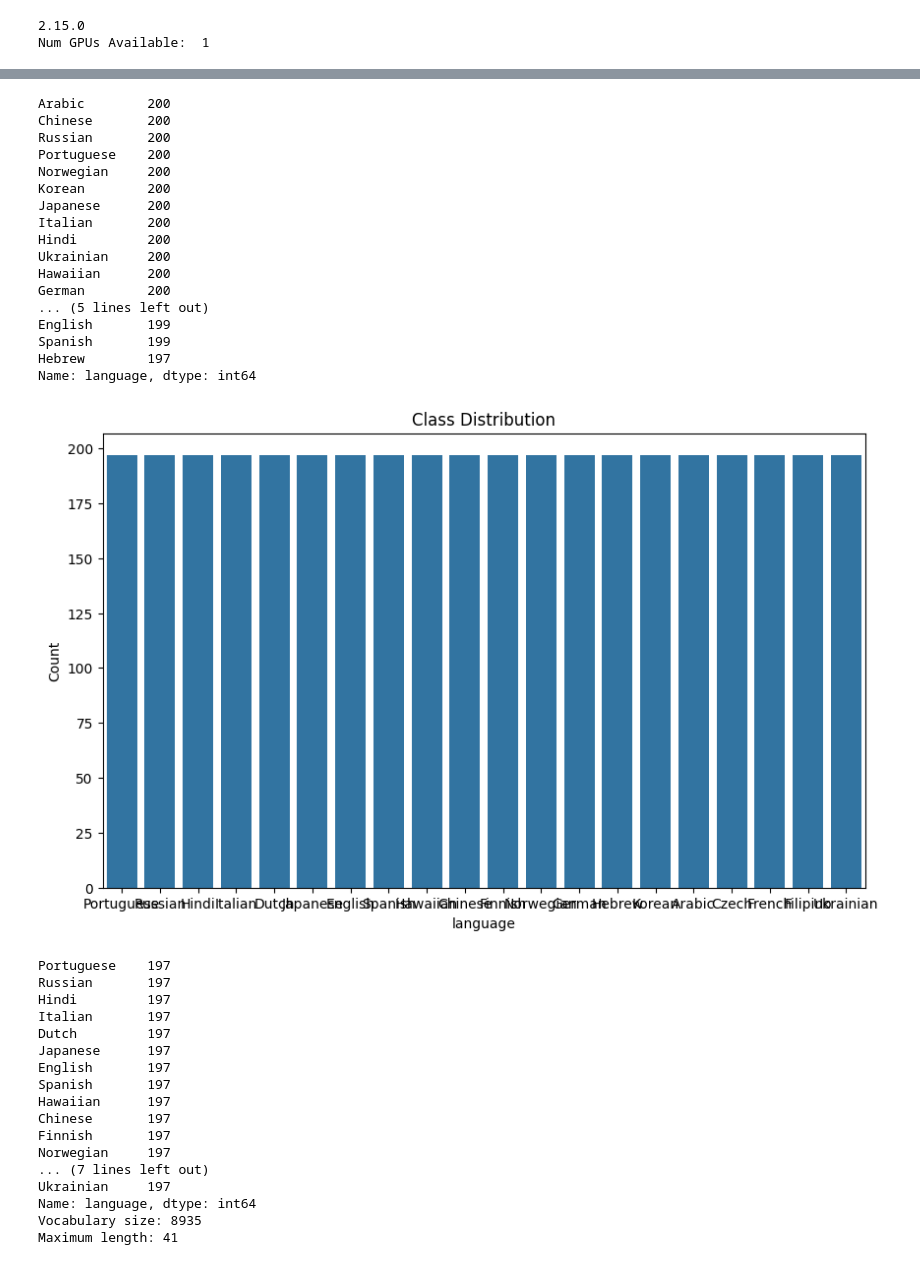
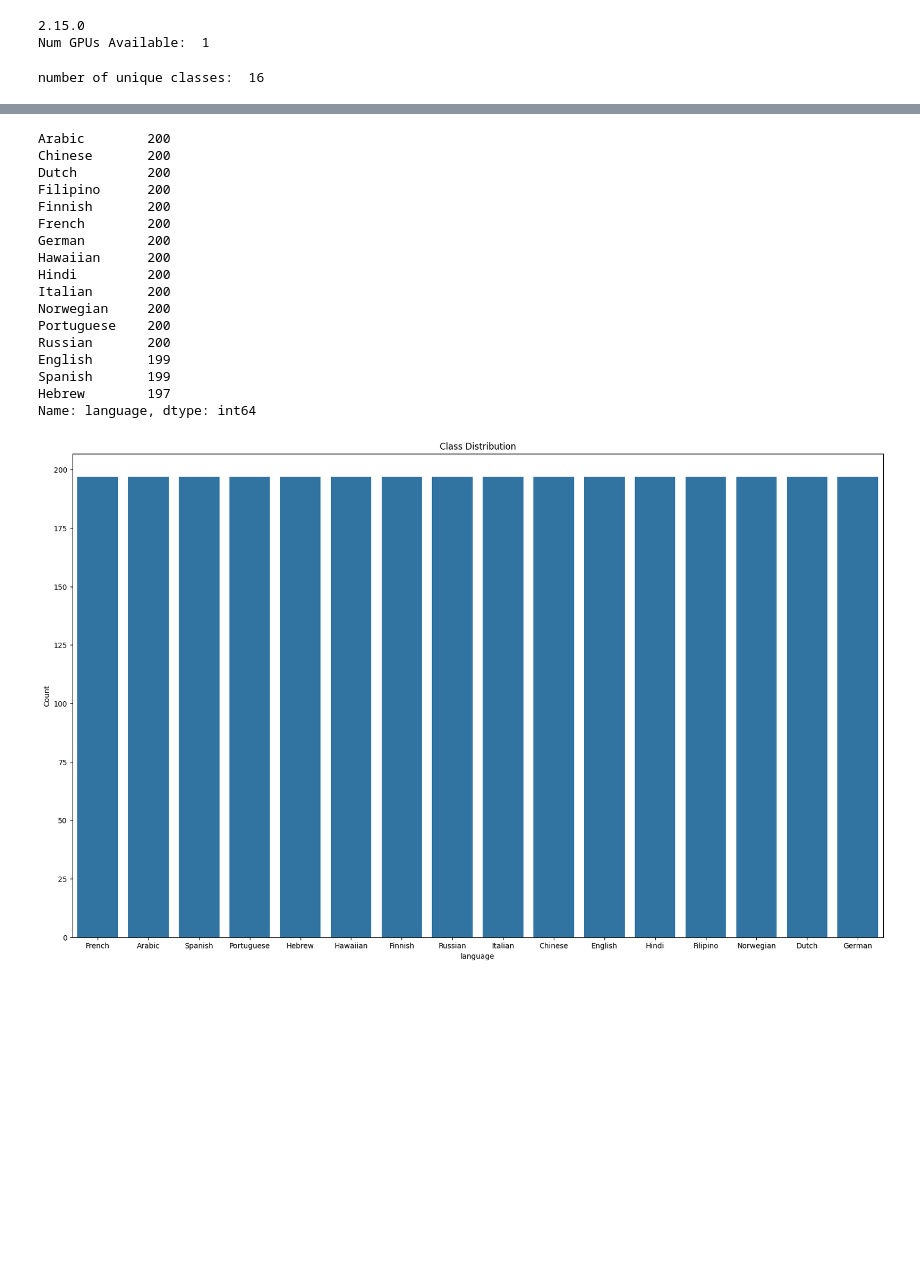
Before and after one commit to KevinMcNamara0007/nn_language, a Jupyter notebook: training_notebook/language_classifier_1.ipynb, the cells around one changed output, grey strips where cells are left out. Saved outputs shown, nothing was run; the diff lists cells and outputs as text; code cells hidden in the pictures; blank space fills up the shorter version.

Commit message:
refined CNN Model 90pc accuracy, removed japanese, ukranean, and korean: Kevin McNamara

```diff
--- a/training_notebook/language_classifier_1.ipynb
+++ b/training_notebook/language_classifier_1.ipynb
@@ -146,11 +155,19 @@ def evaluate_model(model, X_test, y_test, label_names):
 # %%
+# Based on hypertuning results using the best hyperparameters
+# Best parameters: {'batch_size': 32, 'l2_reg': 0.1, 'activation_fn': 'relu', 'dropout_rate': 0.3}
+
 # Main execution block
 if __name__ == "__main__":
-    epochs = 40
+    epochs = 100
     batch_size = 32
+    lr = 0.0007
     # Load and preprocess data
     df = load_data('data/languages.csv')
     df = preprocess_data(df)
+
+    #print number of unique classes
+    n_classes = get_class_count(df)
+    print('number of unique classes: ', n_classes)
 
     # view data balance
     class_counts = view_data_balance(df, 'language')
@@ -192,10 +209,11 @@ if __name__ == "__main__":
     X_train, X_validate, y_train, y_validate = train_test_split(X_train, y_train, test_size=0.25, random_state=42)
 
     # # Model creation and training
-    model = create_model(X_train.shape[1], y_train.shape[1], vocabulary_size)
+    model = create_model(X_train.shape[1], y_train.shape[1], vocabulary_size, lr)
     model.summary()
     history = train_model(model, X_train, y_train, X_validate, y_validate, epochs, batch_size)
 
     # # Model evaluation
     evaluate_model(model, X_test, y_test, label_encoder.classes_)
 # %% [output]
+number of unique classes:  16
@@ -203,35 +221,18 @@ if __name__ == "__main__":
-Arabic        200
-Chinese       200
-Russian       200
-Portuguese    200
-Norwegian     200
-Korean        200
-Japanese      200
-Italian       200
-Hindi         200
-Ukrainian     200
-Hawaiian      200
-German        200
-... (5 lines left out)
-English       199
-Spanish       199
-Hebrew        197
-Name: language, dtype: int64
+Arabic        200
+Chinese       200
+Dutch         200
+Filipino      200
+Finnish       200
+French        200
+German        200
+Hawaiian      200
+Hindi         200
+Italian       200
+Norwegian     200
+Portuguese    200
+Russian       200
+English       199
+Spanish       199
+Hebrew        197
+Name: language, dtype: int64
-[figure, old version]
+[figure, new version]
-Portuguese    197
-Russian       197
-Hindi         197
-Italian       197
-Dutch         197
-Japanese      197
-English       197
-Spanish       197
-Hawaiian      197
-Chinese       197
-Finnish       197
-Norwegian     197
-... (7 lines left out)
-Ukrainian     197
-Name: language, dtype: int64
-Vocabulary size: 8935
-Maximum length: 41
```
Also changed, not shown: parts of 5 cells of this notebook, 12 other files.
